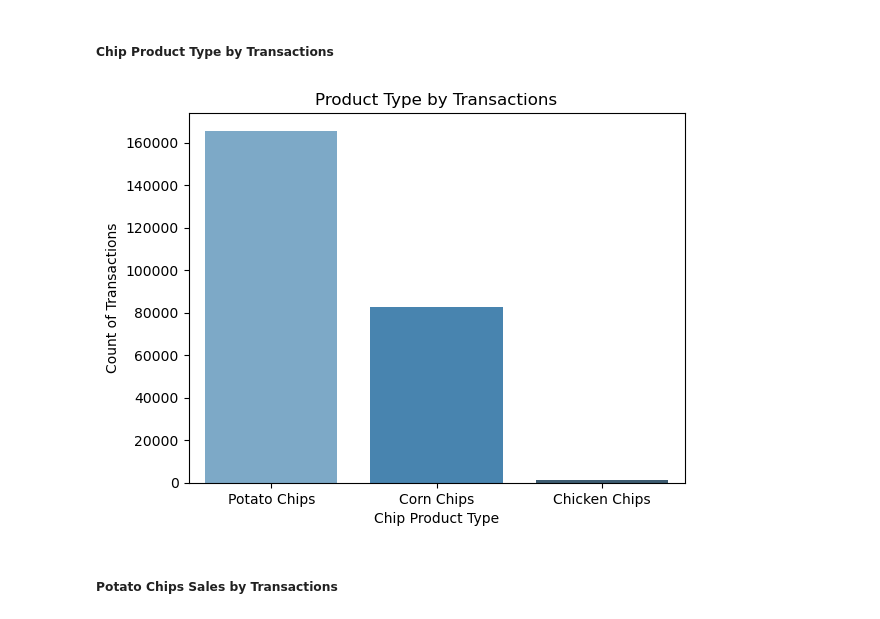
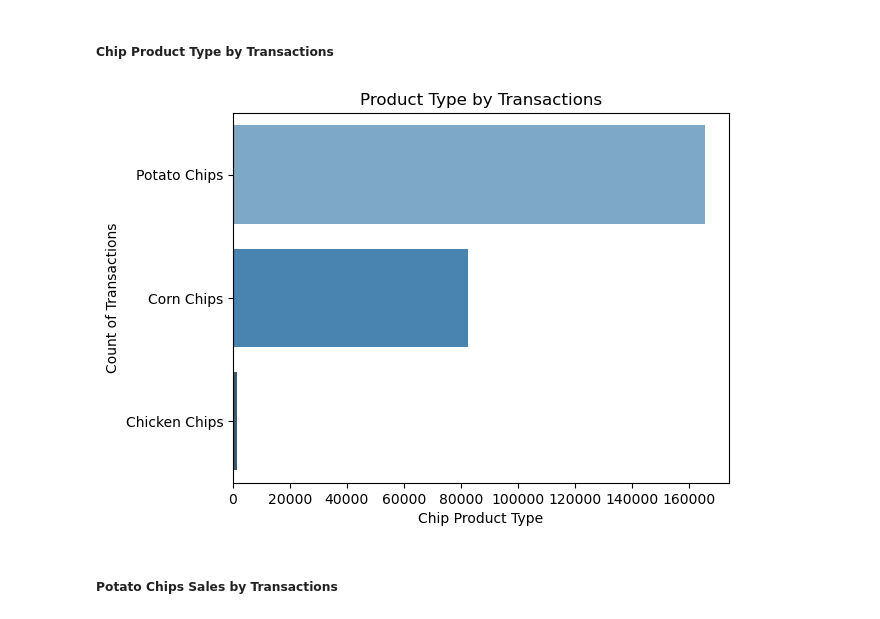
Before and after one commit to frantzalexander/Internship-Quantium, a Jupyter notebook: Exploratory Analysis.ipynb, the cells around one changed output. Drawn from its saved outputs; the diff is of its cells as text; code cells hidden in the pictures.

```diff
--- a/Exploratory Analysis.ipynb
+++ b/Exploratory Analysis.ipynb
@@ -808,17 +828,17 @@ plt.title("Total Sales by Product Quantity");
 # %%
 barplot_df = df["product_type"].value_counts().reset_index()
 
 sns.barplot(
     data = barplot_df,
-    x = "index",
+    x = "count",
     y = "product_type",
     palette = "Blues_d"
 )
 plt.xlabel("Chip Product Type")
 plt.ylabel("Count of Transactions")
 plt.title("Product Type by Transactions");
 # %% [output]
-[figure, old version]
+[figure, new version]
 # %% [markdown]
 ##### Potato Chips Sales by Transactions
 # %%
```
Also changed, not shown: parts of 21 cells of this notebook.
